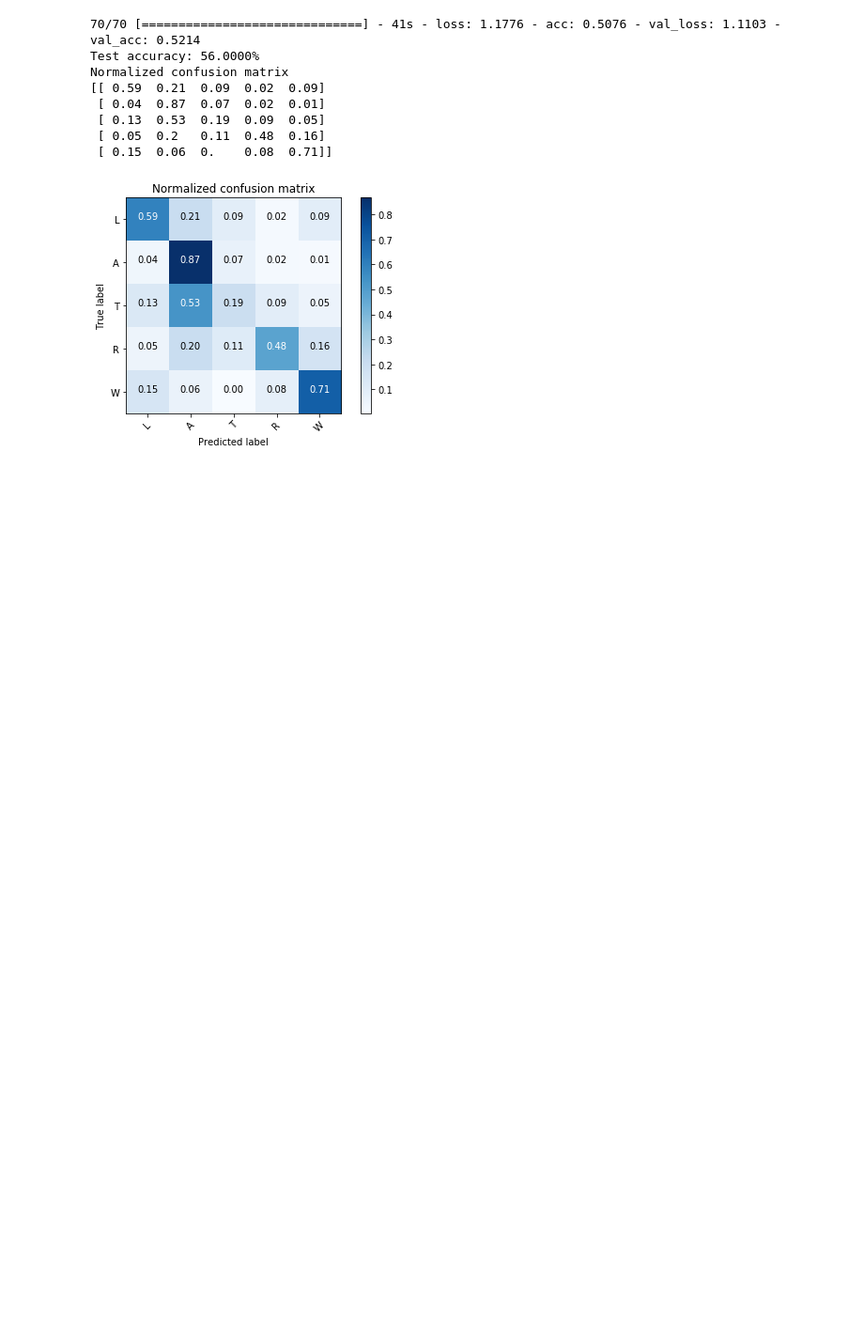
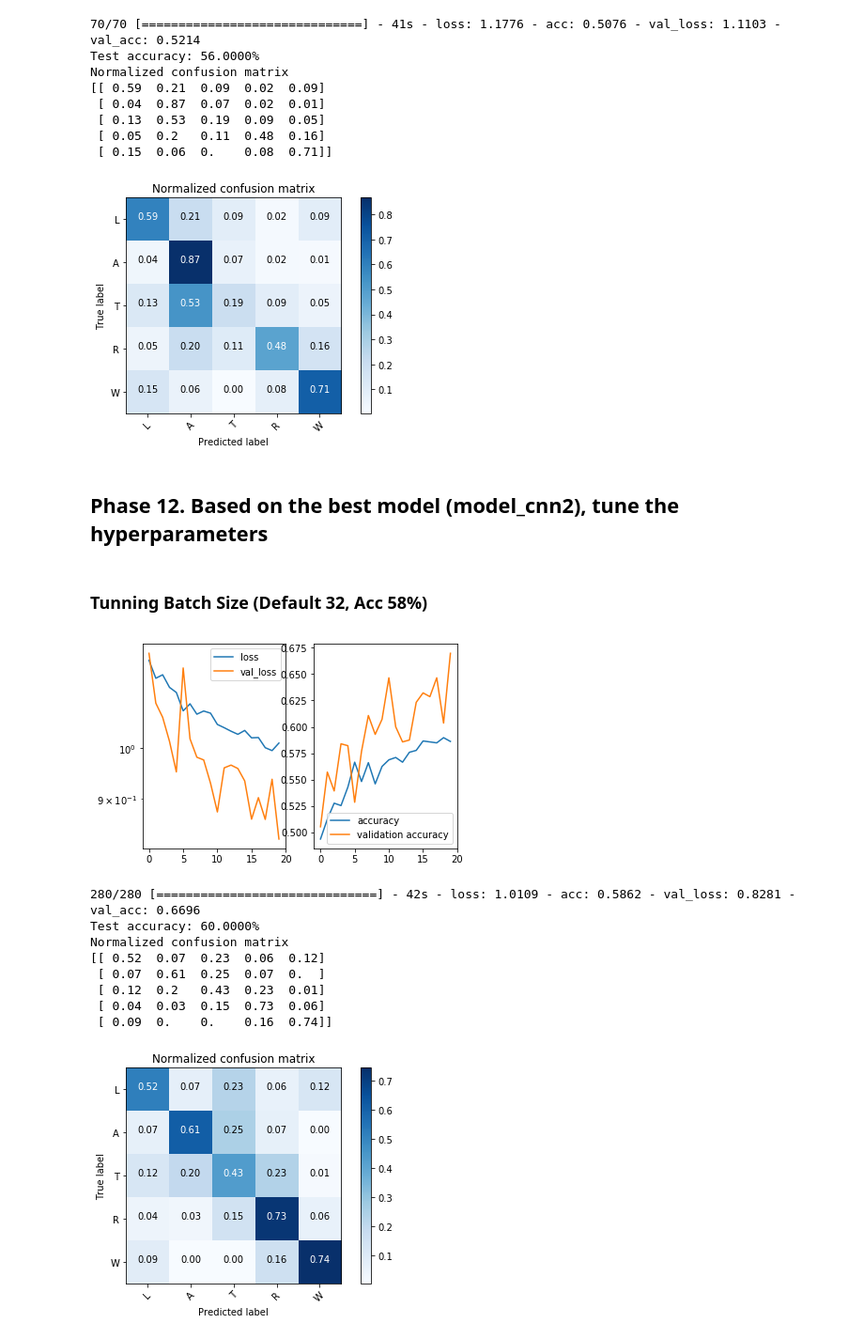
Before and after one commit to tibaes/capstone, a Jupyter notebook: project.ipynb, the cells around one changed output. Shown at 94% size. Saved outputs shown, nothing was run; the diff lists cells and outputs as text; code cells hidden in the pictures; blank space fills up the shorter version.

Commit message:
tunning batch_size

```diff
--- a/project.ipynb
+++ b/project.ipynb
@@ -404,3 +404,20 @@ Normalized confusion matrix
  [ 0.05  0.2   0.11  0.48  0.16]
  [ 0.15  0.06  0.    0.08  0.71]]
 [figure]
+# %% [markdown]
+## Phase 12. Based on the best model (model_cnn2), tune the hyperparameters
+# %% [markdown]
+### Tunning Batch Size (Default 32, Acc 58%)
+# %%
+nist_train(model_cnn2, checkpoint_path='best_model_cnn2_bs8.hdf5', batch_size=8)
+# %% [output]
+[figure, added]
+280/280 [==============================] - 42s - loss: 1.0109 - acc: 0.5862 - val_loss: 0.8281 - val_acc: 0.6696
+Test accuracy: 60.0000%
+Normalized confusion matrix
+[[ 0.52  0.07  0.23  0.06  0.12]
+ [ 0.07  0.61  0.25  0.07  0.  ]
+ [ 0.12  0.2   0.43  0.23  0.01]
+ [ 0.04  0.03  0.15  0.73  0.06]
+ [ 0.09  0.    0.    0.16  0.74]]
+[figure, added]
```
Also changed, not shown: parts of 3 cells of this notebook.
